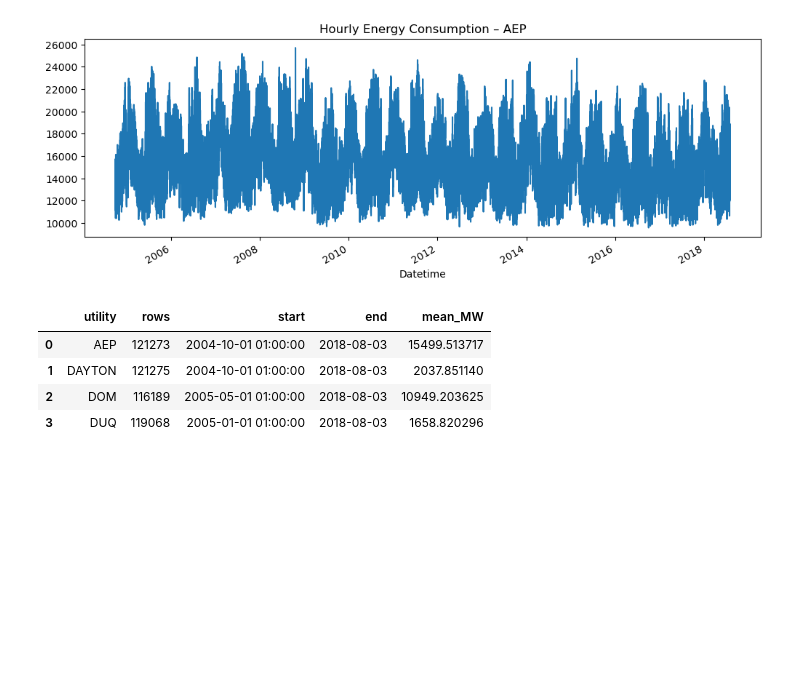
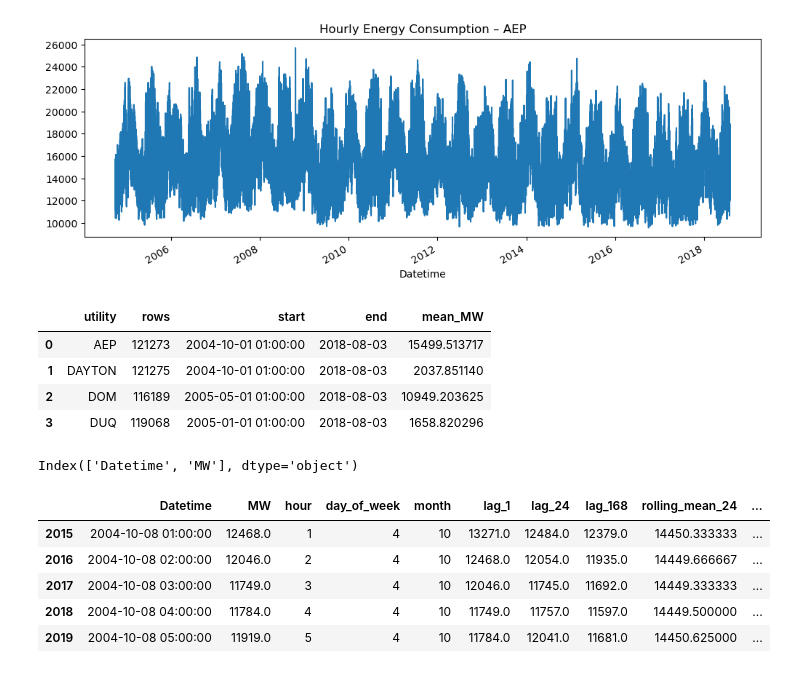
Before and after one commit to tejasaron/Code_ML, a Jupyter notebook: energy_consumption_forecasting/notebooks/eda_energy_consumption.ipynb, the cells around one changed output. Cells and saved outputs as stored; diff of their text form; code cells hidden in the pictures; blank space fills up the shorter version.

```diff
--- a/energy_consumption_forecasting/notebooks/eda_energy_consumption.ipynb
+++ b/energy_consumption_forecasting/notebooks/eda_energy_consumption.ipynb
@@ -108,4 +113,10 @@ pd.DataFrame(summary)
 | 2 | DOM | 116189 | 2005-05-01 01:00:00 | 2018-08-03 | 10949.203625 |
 | 3 | DUQ | 119068 | 2005-01-01 01:00:00 | 2018-08-03 | 1658.820296 |
 # %%
-#EOF
+from src.features.build_features import build_features_for_utility
+
+df_aep = utility_data["AEP"]
+
+df_aep.columns
+# %% [output]
+Index(['Datetime', 'MW'], dtype='object')
@@ -111,0 +126,9 @@ pd.DataFrame(summary)
+# %%
+features_aep.head()
+# %% [output]
+|  | Datetime | MW | hour | day_of_week | month | lag_1 | lag_24 | lag_168 | rolling_mean_24 | ... |
+| 2015 | 2004-10-08 01:00:00 | 12468.0 | 1 | 4 | 10 | 13271.0 | 12484.0 | 12379.0 | 14450.333333 | ... |
+| 2016 | 2004-10-08 02:00:00 | 12046.0 | 2 | 4 | 10 | 12468.0 | 12054.0 | 11935.0 | 14449.666667 | ... |
+| 2017 | 2004-10-08 03:00:00 | 11749.0 | 3 | 4 | 10 | 12046.0 | 11745.0 | 11692.0 | 14449.333333 | ... |
+| 2018 | 2004-10-08 04:00:00 | 11784.0 | 4 | 4 | 10 | 11749.0 | 11757.0 | 11597.0 | 14449.500000 | ... |
+| 2019 | 2004-10-08 05:00:00 | 11919.0 | 5 | 4 | 10 | 11784.0 | 12041.0 | 11681.0 | 14450.625000 | ... |
```
Also changed, not shown: parts of 10 cells of this notebook, 7 other files.
